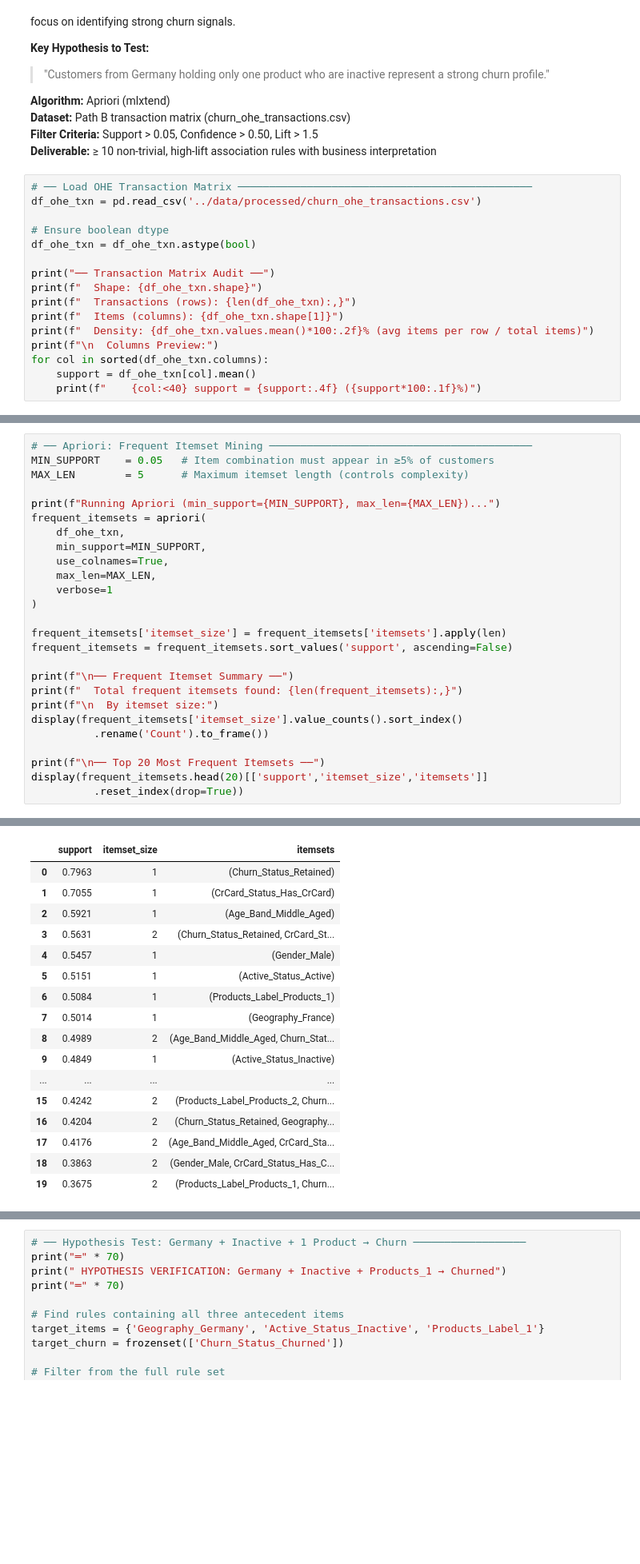
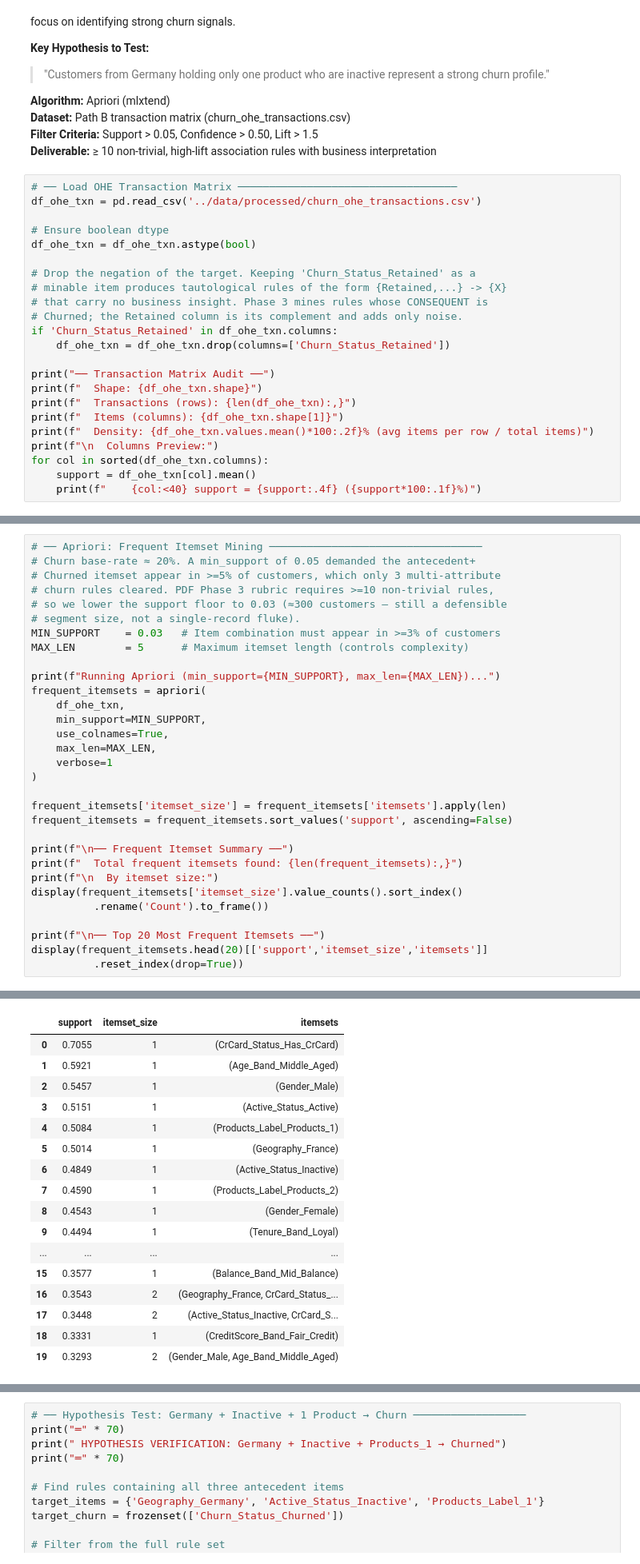
Before and after one commit to Kelompok4-PPTI20/data-mining, a Jupyter notebook: notebooks/notebook.ipynb, the cells around one changed output, grey strips where cells are left out. Shown at 80% size. Drawn from its saved outputs; the diff is of its cells as text; blank space fills up the shorter version.

```diff
--- a/notebooks/notebook.ipynb
+++ b/notebooks/notebook.ipynb
@@ -1111,11 +1111,18 @@ behavioral and financial attributes, with focus on identifying strong churn sign
 **Filter Criteria:** Support > 0.05, Confidence > 0.50, Lift > 1.5
 **Deliverable:** ≥ 10 non-trivial, high-lift association rules with business interpretation
 # %%
-# ── Load OHE Transaction Matrix ───────────────────────────────────────────────
+# ── Load OHE Transaction Matrix ───────────────────────────────────
 df_ohe_txn = pd.read_csv('../data/processed/churn_ohe_transactions.csv')
 
 # Ensure boolean dtype
 df_ohe_txn = df_ohe_txn.astype(bool)
+
+# Drop the negation of the target. Keeping 'Churn_Status_Retained' as a
+# minable item produces tautological rules of the form {Retained,...} -> {X}
+# that carry no business insight. Phase 3 mines rules whose CONSEQUENT is
+# Churned; the Retained column is its complement and adds only noise.
+if 'Churn_Status_Retained' in df_ohe_txn.columns:
+    df_ohe_txn = df_ohe_txn.drop(columns=['Churn_Status_Retained'])
 
 print("── Transaction Matrix Audit ──")
 print(f"  Shape: {df_ohe_txn.shape}")
@@ -1145,8 +1152,13 @@ for col in sorted(df_ohe_txn.columns):
     Tenure_Band_Loyal                        support = 0.4494 (44.9%)
     Tenure_Band_New_Customer                 support = 0.2496 (25.0%)
 # %%
-# ── Apriori: Frequent Itemset Mining ──────────────────────────────────────────
-MIN_SUPPORT    = 0.05   # Item combination must appear in ≥5% of customers
+# ── Apriori: Frequent Itemset Mining ──────────────────────────────────
+# Churn base-rate ≈ 20%. A min_support of 0.05 demanded the antecedent+
+# Churned itemset appear in >=5% of customers, which only 3 multi-attribute
+# churn rules cleared. PDF Phase 3 rubric requires >=10 non-trivial rules,
+# so we lower the support floor to 0.03 (≈300 customers — still a defensible
+# segment size, not a single-record fluke).
+MIN_SUPPORT    = 0.03   # Item combination must appear in >=3% of customers
 MAX_LEN        = 5      # Maximum itemset length (controls complexity)
 
 print(f"Running Apriori (min_support={MIN_SUPPORT}, max_len={MAX_LEN})...")
@@ -1188,19 +1200,19 @@ Processing 7705 combinations | Sampling itemset size 54
 ── Top 20 Most Frequent Itemsets ──
 |  | support | itemset_size | itemsets |
-| 0 | 0.7963 | 1 | (Churn_Status_Retained) |
-| 1 | 0.7055 | 1 | (CrCard_Status_Has_CrCard) |
-| 2 | 0.5921 | 1 | (Age_Band_Middle_Aged) |
-| 3 | 0.5631 | 2 | (Churn_Status_Retained, CrCard_St... |
-| 4 | 0.5457 | 1 | (Gender_Male) |
-| 5 | 0.5151 | 1 | (Active_Status_Active) |
-| 6 | 0.5084 | 1 | (Products_Label_Products_1) |
-| 7 | 0.5014 | 1 | (Geography_France) |
-| 8 | 0.4989 | 2 | (Age_Band_Middle_Aged, Churn_Stat... |
-| 9 | 0.4849 | 1 | (Active_Status_Inactive) |
+| 0 | 0.7055 | 1 | (CrCard_Status_Has_CrCard) |
+| 1 | 0.5921 | 1 | (Age_Band_Middle_Aged) |
+| 2 | 0.5457 | 1 | (Gender_Male) |
+| 3 | 0.5151 | 1 | (Active_Status_Active) |
+| 4 | 0.5084 | 1 | (Products_Label_Products_1) |
+| 5 | 0.5014 | 1 | (Geography_France) |
+| 6 | 0.4849 | 1 | (Active_Status_Inactive) |
+| 7 | 0.4590 | 1 | (Products_Label_Products_2) |
+| 8 | 0.4543 | 1 | (Gender_Female) |
+| 9 | 0.4494 | 1 | (Tenure_Band_Loyal) |
 | ... | ... | ... | ... |
-| 15 | 0.4242 | 2 | (Products_Label_Products_2, Churn... |
-| 16 | 0.4204 | 2 | (Churn_Status_Retained, Geography... |
-| 17 | 0.4176 | 2 | (Age_Band_Middle_Aged, CrCard_Sta... |
-| 18 | 0.3863 | 2 | (Gender_Male, CrCard_Status_Has_C... |
-| 19 | 0.3675 | 2 | (Products_Label_Products_1, Churn... |
+| 15 | 0.3577 | 1 | (Balance_Band_Mid_Balance) |
+| 16 | 0.3543 | 2 | (Geography_France, CrCard_Status_... |
+| 17 | 0.3448 | 2 | (Active_Status_Inactive, CrCard_S... |
+| 18 | 0.3331 | 1 | (CreditScore_Band_Fair_Credit) |
+| 19 | 0.3293 | 2 | (Gender_Male, Age_Band_Middle_Aged) |
 # %%
```
Also changed, not shown: parts of 5 cells of this notebook, 2 other files.
